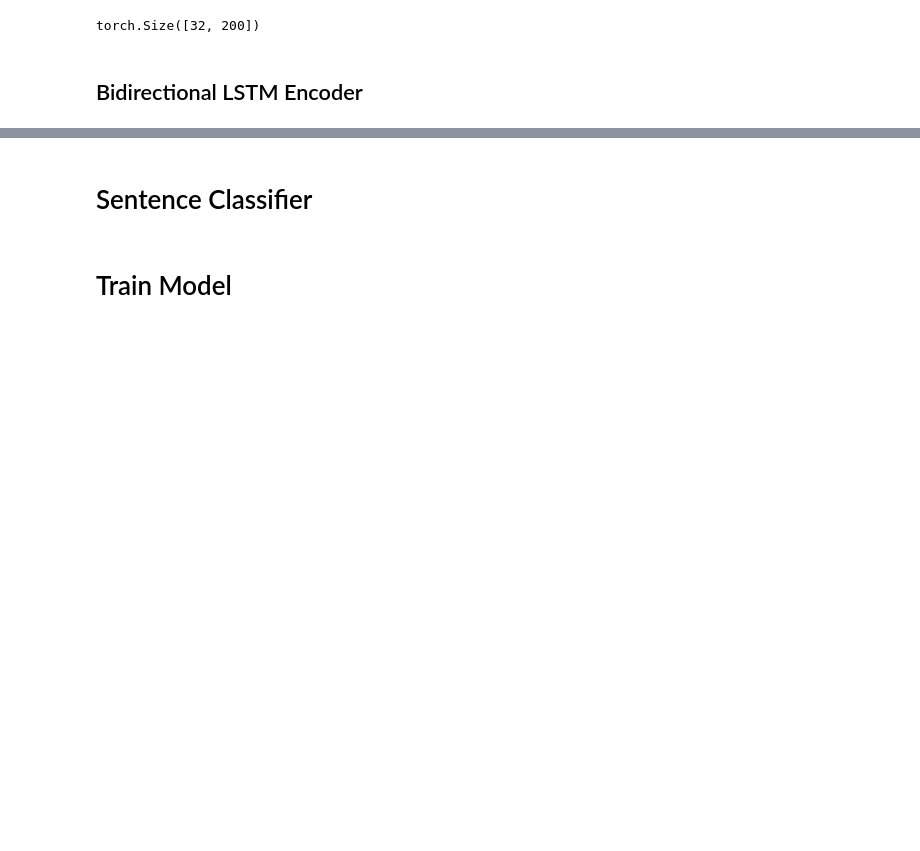
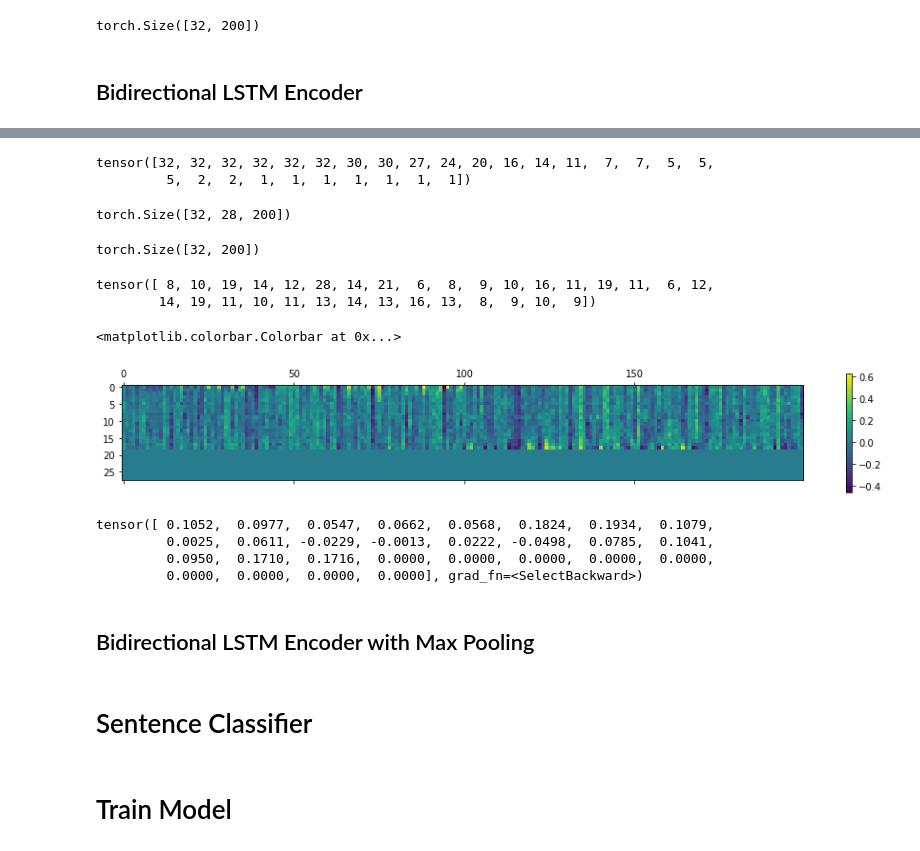
Before and after one commit to AmanDaVinci/Universal-Sentence-Representations, a Jupyter notebook: dev.ipynb, the cells around one changed output, grey strips where cells are left out. Drawn from its saved outputs; the diff is of its cells as text; code cells hidden in the pictures; blank space fills up the shorter version.

Commit message:
build bi lstm with max pooling

```diff
--- a/dev.ipynb
+++ b/dev.ipynb
@@ -276,0 +309,40 @@ class BiLSTM(nn.Module):
+# %%
+x_packed = pack_padded_sequence(sent_embed, lengths=batch.premise[1], batch_first=True, enforce_sorted=False)
+x_packed.batch_sizes
+# %% [output]
+tensor([32, 32, 32, 32, 32, 32, 30, 30, 27, 24, 20, 16, 14, 11,  7,  7,  5,  5,
+         5,  2,  2,  1,  1,  1,  1,  1,  1,  1])
+# %%
+output, (hn, cn) = lstm(x_packed, (h0,c0))
+# %%
+output, seq_len = torch.nn.utils.rnn.pad_packed_sequence(output, batch_first=True)
+# %%
+output[output == 0] = -1e9
+output.shape
+# %% [output]
+torch.Size([32, 28, 200])
+# %%
+sent_hidden_pooled, _ = torch.max(output, dim=1)
+sent_hidden_pooled.shape
+# %% [output]
+torch.Size([32, 200])
+# %%
+seq_len
+# %% [output]
+tensor([ 8, 10, 19, 14, 12, 28, 14, 21,  6,  8,  9, 10, 16, 11, 19, 11,  6, 12,
+        14, 19, 11, 10, 11, 13, 14, 13, 16, 13,  8,  9, 10,  9])
+# %%
+plt.matshow(output[2].detach().numpy())
+plt.colorbar()
+# %% [output]
+<matplotlib.colorbar.Colorbar at 0x...>
+[figure, added]
+# %%
+output[2, :, 0]
+# %% [output]
+tensor([ 0.1052,  0.0977,  0.0547,  0.0662,  0.0568,  0.1824,  0.1934,  0.1079,
+         0.0025,  0.0611, -0.0229, -0.0013,  0.0222, -0.0498,  0.0785,  0.1041,
+         0.0950,  0.1710,  0.1716,  0.0000,  0.0000,  0.0000,  0.0000,  0.0000,
+         0.0000,  0.0000,  0.0000,  0.0000], grad_fn=<SelectBackward>)
+# %% [markdown]
+## Bidirectional LSTM Encoder with Max Pooling
```
Also changed, not shown: parts of 21 cells of this notebook.
